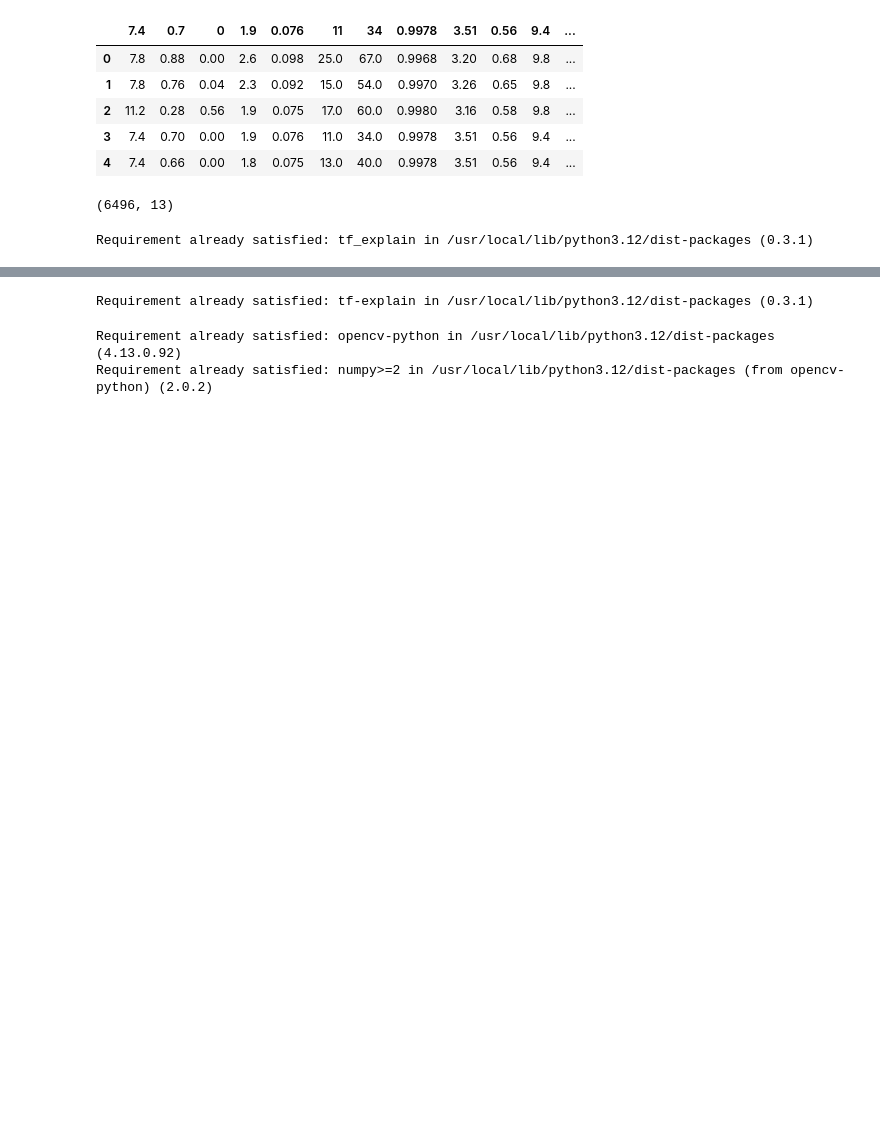
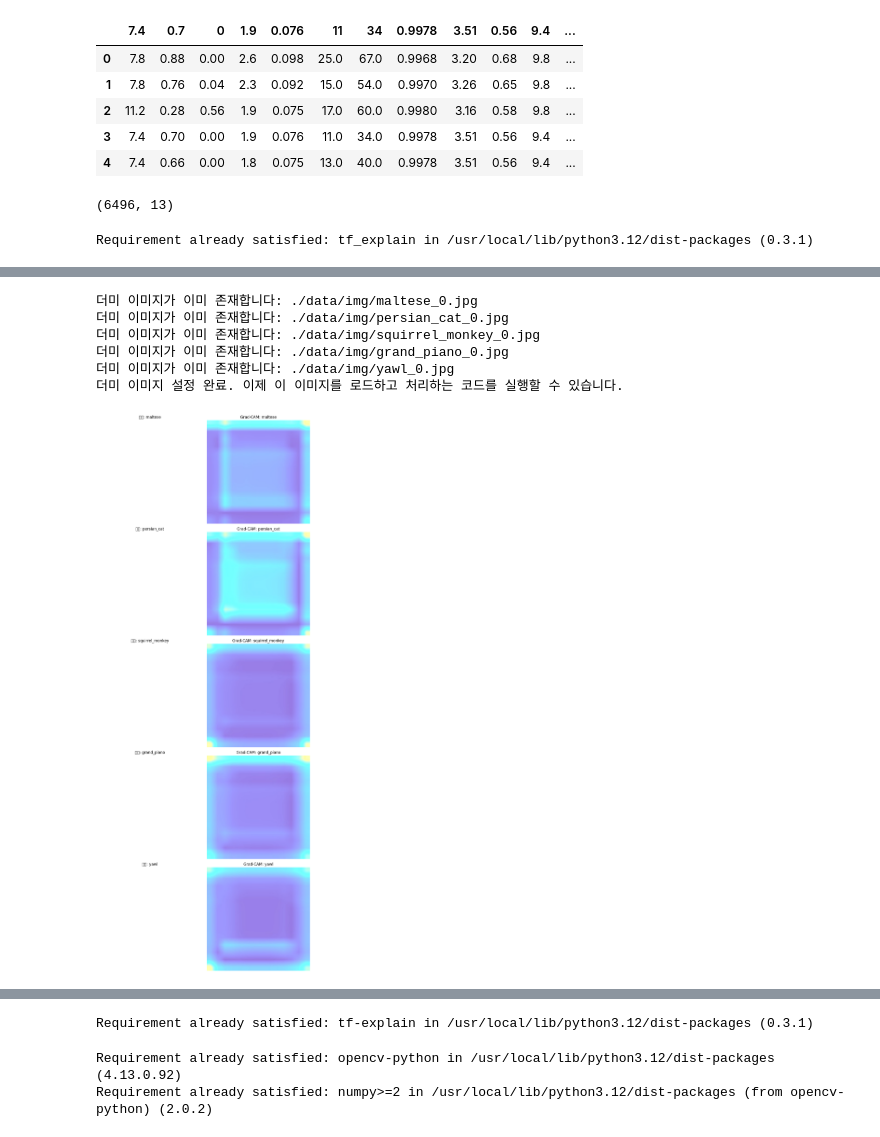
Before and after one commit to limpst/bibooli, a Jupyter notebook: Untitled3.ipynb, the cells around one changed output, grey strips where cells are left out. Saved outputs shown, nothing was run; the diff lists cells and outputs as text; code cells hidden in the pictures; blank space fills up the shorter version.

```diff
--- a/Untitled3.ipynb
+++ b/Untitled3.ipynb
@@ -446,3 +378,81 @@ plt.show() # Display the plots
+# %%
+import os
+from PIL import Image
+
+# 더미 이미지(테스트용 빈 이미지)를 저장할 디렉토리를 정의합니다.
+output_dir = './data/img'
+# 디렉토리가 없으면 새로 만듭니다. 이미 있으면 넘어갑니다.
+os.makedirs(output_dir, exist_ok=True)
+
+# input_list의 각 항목에 대해 더미 이미지를 만듭니다.
+for l in input_list:
+    # 더미 이미지 파일의 전체 경로를 만듭니다. (예: ./data/img/maltese_0.jpg)
+    dummy_image_path = os.path.join(output_dir, f"{l}_0.jpg")
+    # 이미 해당 더미 이미지가 존재하면 다시 만들지 않고 건너뜁니다.
+    if not os.path.exists(dummy_image_path):
+        # 224x224 크기의 흰색 RGB 이미지를 만듭니다.
+        # 이 크기는 VGG16과 같은 이미지 모델의 일반적인 입력 크기입니다.
+        img = Image.new('RGB', (224, 224), color='white')
+        # 만들어진 빈 이미지를 JPEG 파일로 저장합니다.
+        img.save(dummy_image_path, "JPEG")
+        print(f"더미 이미지 생성: {dummy_image_path}")
+    else:
+        print(f"더미 이미지가 이미 존재합니다: {dummy_image_path}")
+
+print("더미 이미지 설정 완료. 이제 이 이미지를 로드하고 처리하는 코드를 실행할 수 있습니다.")
+# %% [output]
+더미 이미지가 이미 존재합니다: ./data/img/maltese_0.jpg
+더미 이미지가 이미 존재합니다: ./data/img/persian_cat_0.jpg
+더미 이미지가 이미 존재합니다: ./data/img/squirrel_monkey_0.jpg
+더미 이미지가 이미 존재합니다: ./data/img/grand_piano_0.jpg
+더미 이미지가 이미 존재합니다: ./data/img/yawl_0.jpg
+더미 이미지 설정 완료. 이제 이 이미지를 로드하고 처리하는 코드를 실행할 수 있습니다.
+# %%
+import glob
+import matplotlib.pyplot as plt
+import matplotlib.image as mpimg
+
+# 시각화를 위해 원본 이미지와 Grad-CAM 이미지들을 저장할 빈 리스트를 만듭니다.
+images_originals = []
+images_cams = []
+
+# './data/img/' 디렉토리에서 '_0.jpg'로 끝나는 모든 파일을 찾아 원본 이미지 리스트에 추가합니다.
+# 이들은 우리가 만든 더미 이미지들입니다.
+for img_path in glob.glob('./data/img/*_0.jpg'):
+    # matplotlib의 이미지 로더를 사용하여 각 이미지를 읽고 리스트에 추가합니다.
+    images_originals.append(mpimg.imread(img_path))
+
+# './data/img/' 디렉토리에서 '_gradcam.jpg'로 끝나는 모든 파일을 찾아 Grad-CAM 이미지 리스트에 추가합니다.
+# 이들은 앞에서 생성한 Grad-CAM 히트맵 이미지들입니다.
+for img_path in glob.glob('./data/img/*_gradcam.jpg'):
+    # 각 Grad-CAM 이미지를 읽고 리스트에 추가합니다.
+    images_cams.append(mpimg.imread(img_path))
+
+# 표시할 이미지의 개수를 결정합니다 (원본 이미지와 Grad-CAM 이미지의 개수가 같다고 가정).
+num_images = len(images_originals)
+
+# 원본 이미지와 Grad-CAM 이미지를 나란히 표시하기 위한 그림(figure)을 생성합니다.
+# 그림 크기는 동적으로 조절되며, 두 개의 열(원본, Grad-CAM)과 이미지 개수만큼의 행으로 구성됩니다.
+plt.figure(figsize=(10, 5 * num_images)) # 그림 크기를 동적으로 조절합니다.
+
+# 원본 이미지와 Grad-CAM 이미지를 표시하기 위한 반복문입니다.
+for i in range(num_images):
+    # 첫 번째 열에 원본 이미지를 표시합니다.
+    plt.subplot(num_images, 2, 2 * i + 1) # (행의 수, 열의 수, 현재 플롯 인덱스)
+    plt.imshow(images_originals[i]) # 이미지를 화면에 그립니다.
+    plt.title(f"원본: {input_list[i]}") # input_list에서 가져온 이미지 이름으로 제목을 추가합니다.
+    plt.axis('off') # 더 깔끔한 시각화를 위해 축(axis)을 끕니다.
+
+    # 두 번째 열에 Grad-CAM 이미지를 표시합니다.
+    plt.subplot(num_images, 2, 2 * i + 2)
+    plt.imshow(images_cams[i]) # Grad-CAM 이미지를 화면에 그립니다.
+    plt.title(f"Grad-CAM: {input_list[i]}") # input_list에서 가져온 이미지 이름으로 제목을 추가합니다.
+    plt.axis('off') # 더 깔끔한 시각화를 위해 축을 끕니다.
+
+plt.tight_layout() # 서브플롯들이 겹치지 않도록 레이아웃을 자동으로 조절합니다.
+plt.show() # 모든 그림을 화면에 표시합니다.
+# %% [output]
+[figure, added]
 # %%
 # This cell contains redundant initializations and processing steps that are already handled in previous cells.
 # It is recommended to use the outputs from cells Z7i0GXn3tXvp, 9acUw-3imn4c, 1MW_G6pGmvko, 10ce326f, and zrlutfULm19A
```
Also changed, not shown: parts of 148 cells of this notebook.
